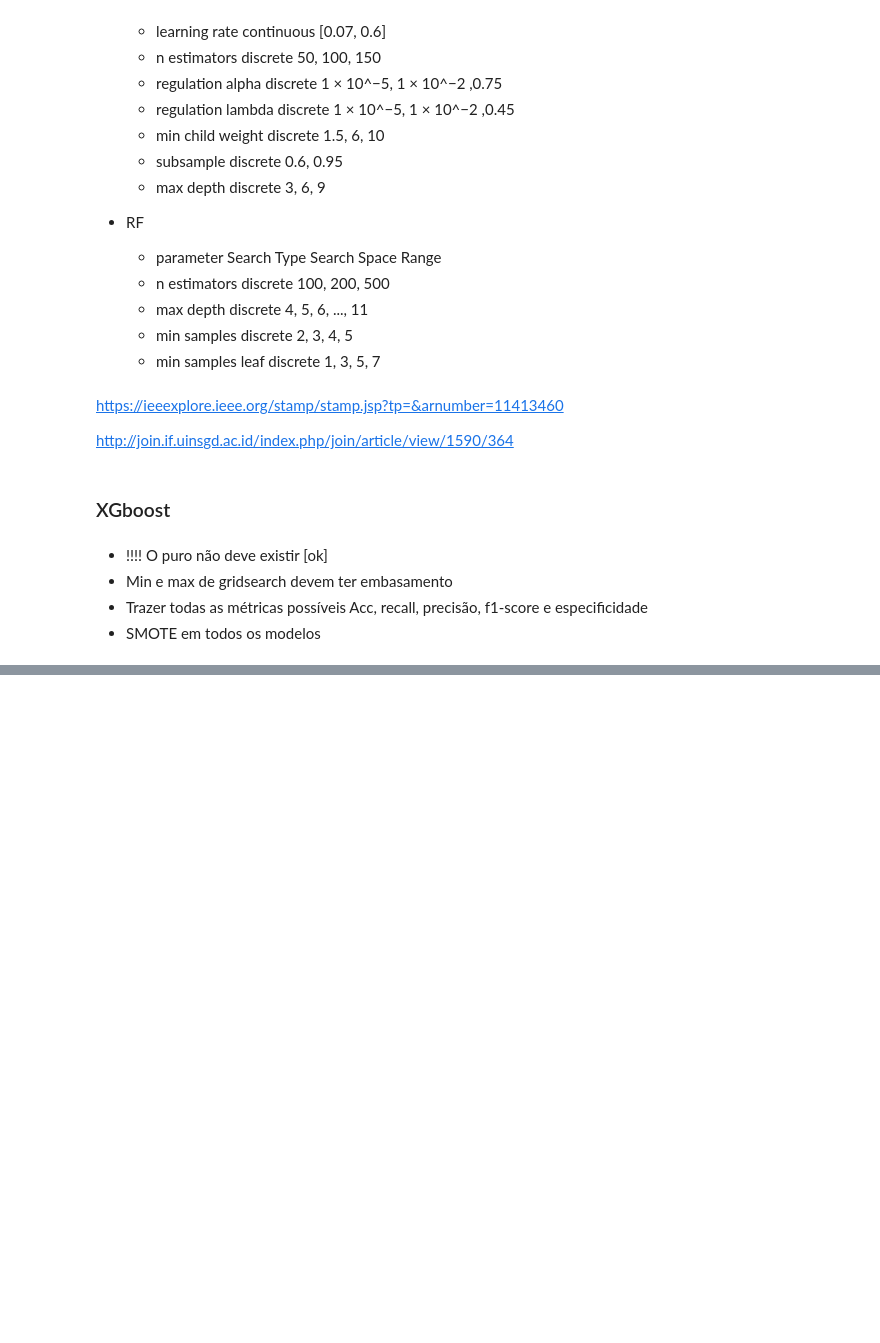
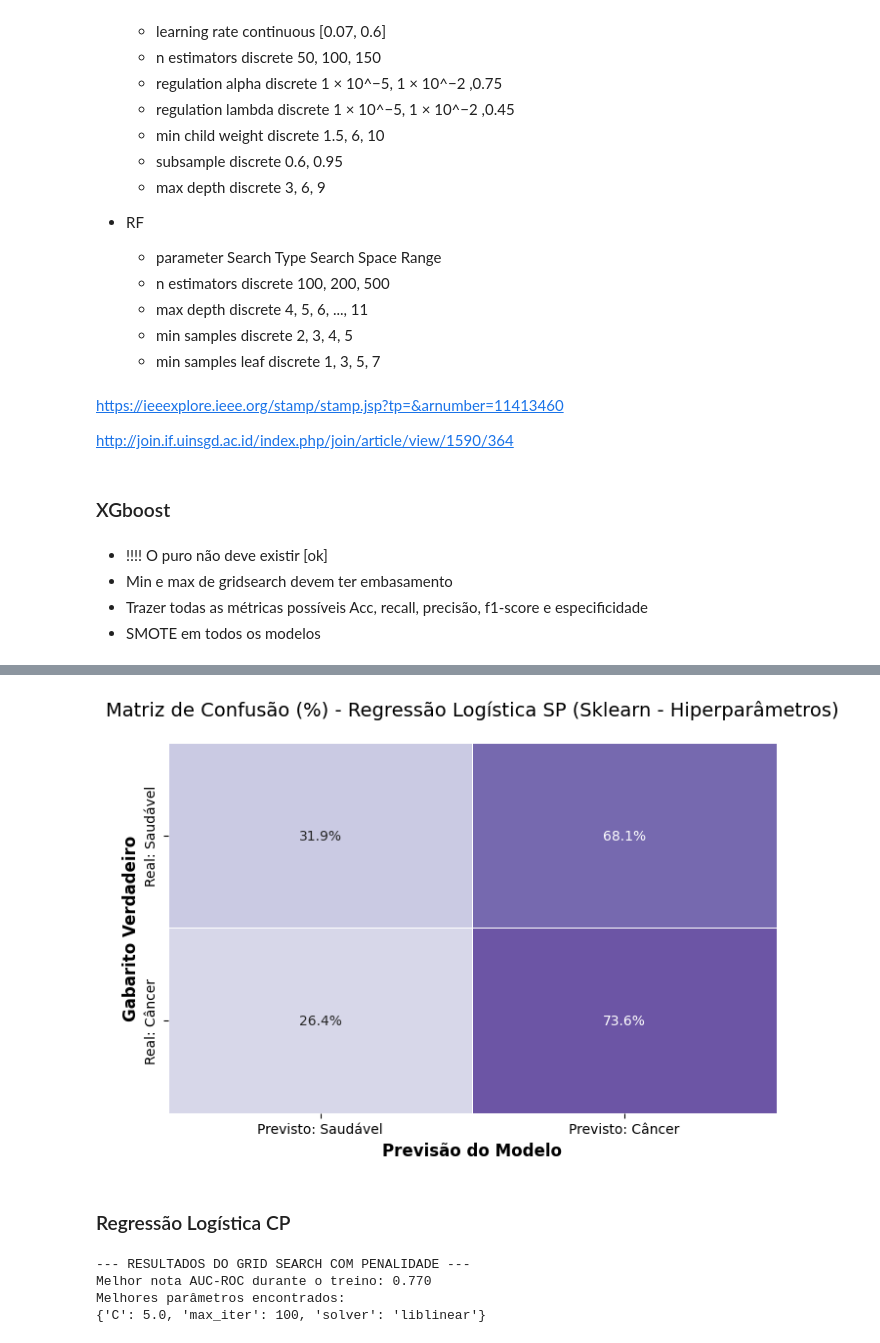
Before and after one commit to Carlos3du/canine-mammary-tumors, a Jupyter notebook: notebooks/model.ipynb, the cells around one changed output, grey strips where cells are left out. Drawn from its saved outputs; the diff is of its cells as text; code cells hidden in the pictures; blank space fills up the shorter version.

Commit message:
feat: smote o LR

```diff
--- a/notebooks/model.ipynb
+++ b/notebooks/model.ipynb
@@ -759,0 +820,3 @@ matriz_confusao_LR(y_test, (probs_teste_ml >= 0.5).astype(int), modelo="Random F
+# %%
+probs_teste_ml = melhor_modelo.predict_proba(X_test)[:, 1]
+get_metricas(y_test, probs_teste_ml)
@@ -759,0 +831,34 @@ matriz_confusao_LR(y_test, (probs_teste_ml >= 0.5).astype(int), modelo="Random F
+# %%
+matriz_confusao_LR(y_test, (probs_teste_ml >= 0.5).astype(int), modelo="Regressão Logística SP (Sklearn - Hiperparâmetros)")
+# %% [output]
+[figure, added]
+# %% [markdown]
+### Regressão Logística CP
+# %%
+param_grid = {
+    'C':  [0.01, 0.1, 0.5, 1.0, 2.0, 5.0],
+    'solver': ['newton-cg', 'liblinear', 'lbfgs'],
+    'max_iter': [100, 200, 500, 1000, 2000]
+}
+
+modelo = LogisticRegression(random_state=42, penalty='l2')
+
+grid_search = GridSearchCV(
+    estimator=modelo,
+    param_grid=param_grid,
+    scoring='roc_auc',
+    n_jobs=-1
+)
+grid_search.fit(X_treino_smote, y_treino_smote)
+
+print("\n--- RESULTADOS DO GRID SEARCH COM PENALIDADE ---")
+print(f"Melhor nota AUC-ROC durante o treino: {grid_search.best_score_:.3f}")
+print("Melhores parâmetros encontrados:")
+print(grid_search.best_params_)
+
+melhor_modelo = grid_search.best_estimator_
+# %% [output]
+--- RESULTADOS DO GRID SEARCH COM PENALIDADE ---
+Melhor nota AUC-ROC durante o treino: 0.770
+Melhores parâmetros encontrados:
+{'C': 5.0, 'max_iter': 100, 'solver': 'liblinear'}
```
Also changed, not shown: parts of 12 cells of this notebook, 3 other files.
